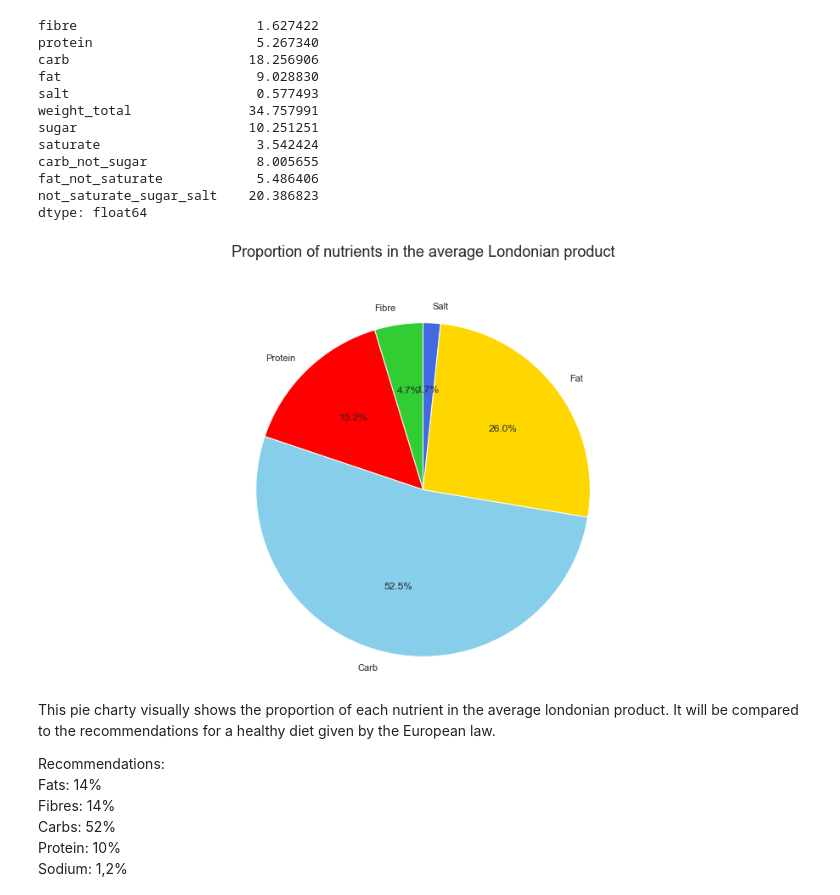
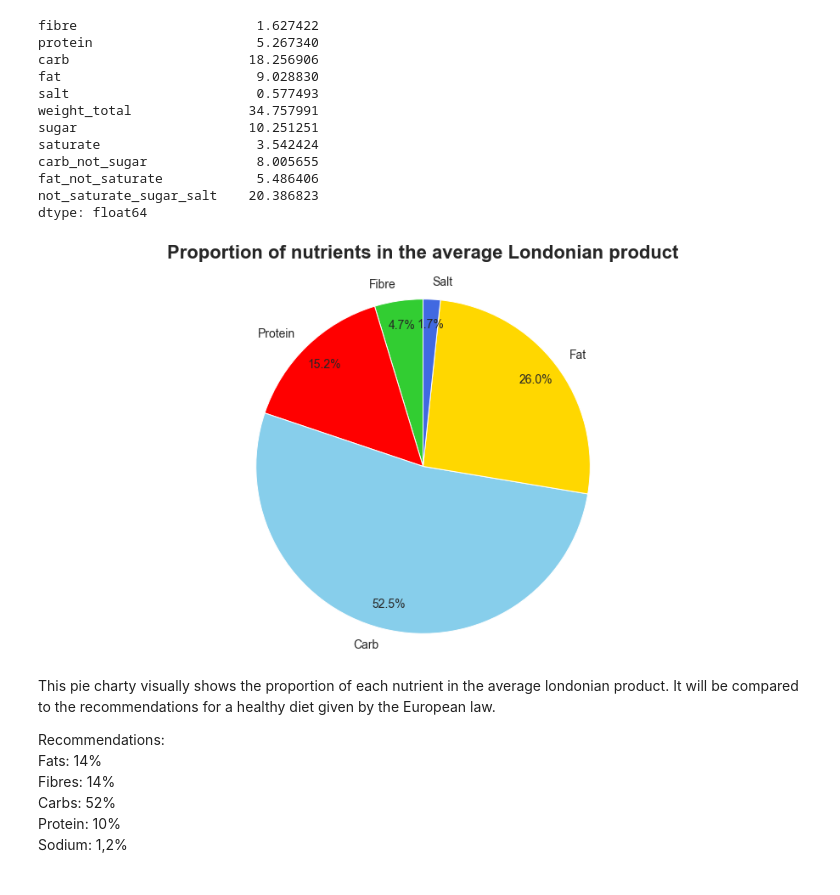
Before and after one commit to epfl-ada/ada-2020-project-milestone-p3-p3_caxaga, a Jupyter notebook: nutripoints.ipynb, the cells around one changed output. Drawn from its saved outputs; the diff is of its cells as text; code cells hidden in the pictures.

Commit message:
pie titles

```diff
--- a/nutripoints.ipynb
+++ b/nutripoints.ipynb
@@ -341,17 +341,18 @@ dtype: float64
 # %%
 # Pie chart, where the slices will be ordered and plotted counter-clockwise:
 nutrients_labels = ["Fibre", "Protein", "Carb", "Fat", "Salt"]
 colors=["limegreen", "red", "skyblue", "gold", "royalblue"]
 fig1, ax1 = plt.subplots(figsize=(16, 8))
 ax1.pie(weight_mean[0:5], radius=1, labels=nutrients_labels,
-        autopct='%1.1f%%', startangle=90, colors=colors)
+       autopct = '%1.1f%%', startangle=90, colors=colors, textprops={'fontsize': 14}, pctdistance = 0.85)
 ax1.axis('equal')  # Equal aspect ratio ensures that pie is drawn as a circle.
 
-plt.title('Proportion of nutrients in the average Londonian product', fontsize=18, y=1.12)
+plt.title('Proportion of nutrients in the average Londonian product', fontsize=22, y=1.05, fontweight="bold")
+
 plt.savefig("../xavoliva6.github.io/img/Proportion_nutrients_average_London.png")
 plt.show()
 # %% [output]
-[figure, old version]
+[figure, new version]
 # %% [markdown]
 This pie charty visually shows the proportion of each nutrient in the average londonian product. It will be compared to the recommendations for a healthy diet given by the European law.
 
```
Also changed, not shown: parts of 1 cell of this notebook.
